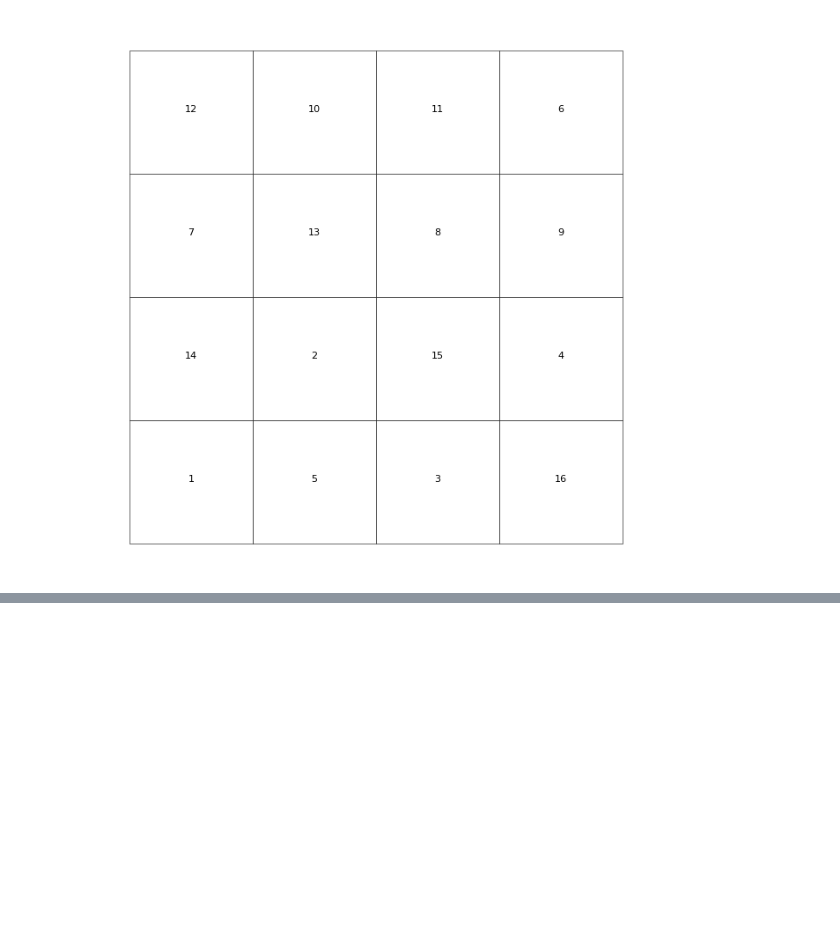
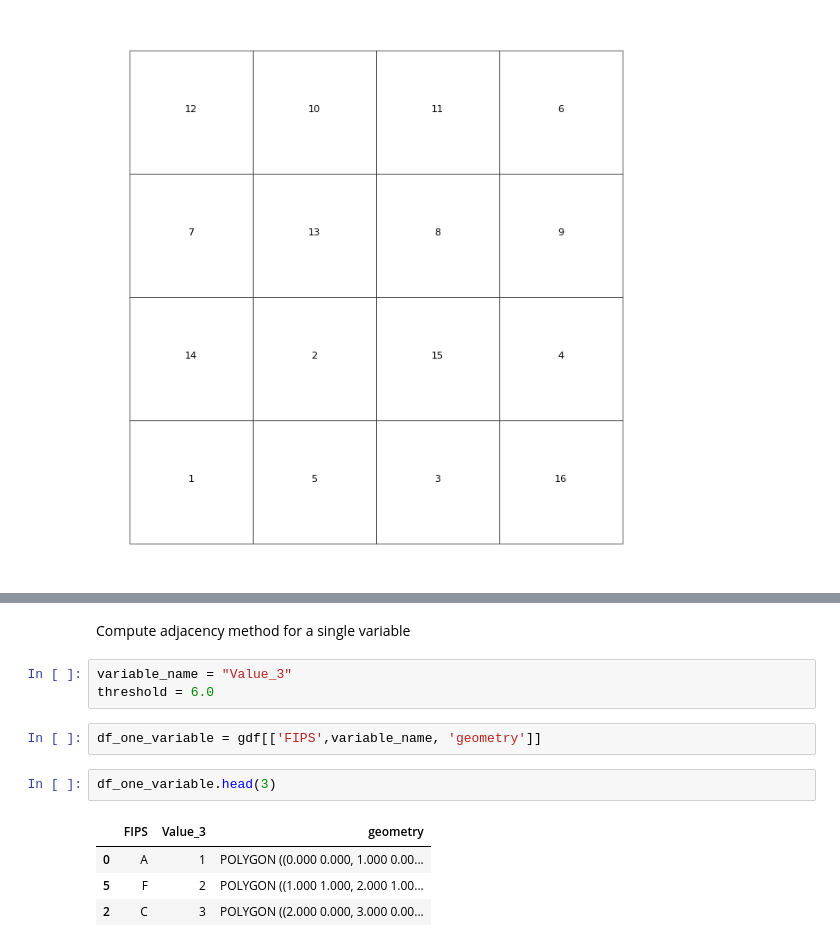
Before and after one commit to hashansl/adjacency-pattern, a Jupyter notebook: multiple_filteration_main_birth_death.ipynb, the cells around one changed output, grey strips where cells are left out. Drawn from its saved outputs; the diff is of its cells as text; blank space fills up the shorter version.

```diff
--- a/multiple_filteration_main_birth_death.ipynb
+++ b/multiple_filteration_main_birth_death.ipynb
@@ -320,0 +216,14 @@ def generate_adjacent_counties(dataframe,filtration_threshold):
+# %% [markdown]
+Compute adjacency method for a single variable
+# %%
+variable_name = "Value_3"
+threshold = 6.0
+# %%
+df_one_variable = gdf[['FIPS',variable_name, 'geometry']]
+# %%
+df_one_variable.head(3)
+# %% [output]
+|  | FIPS | Value_3 | geometry |
+| 0 | A | 1 | POLYGON ((0.000 0.000, 1.000 0.00... |
+| 5 | F | 2 | POLYGON ((1.000 1.000, 2.000 1.00... |
+| 2 | C | 3 | POLYGON ((2.000 0.000, 3.000 0.00... |
```
Also changed, not shown: parts of 45 cells of this notebook, 1 other file.
